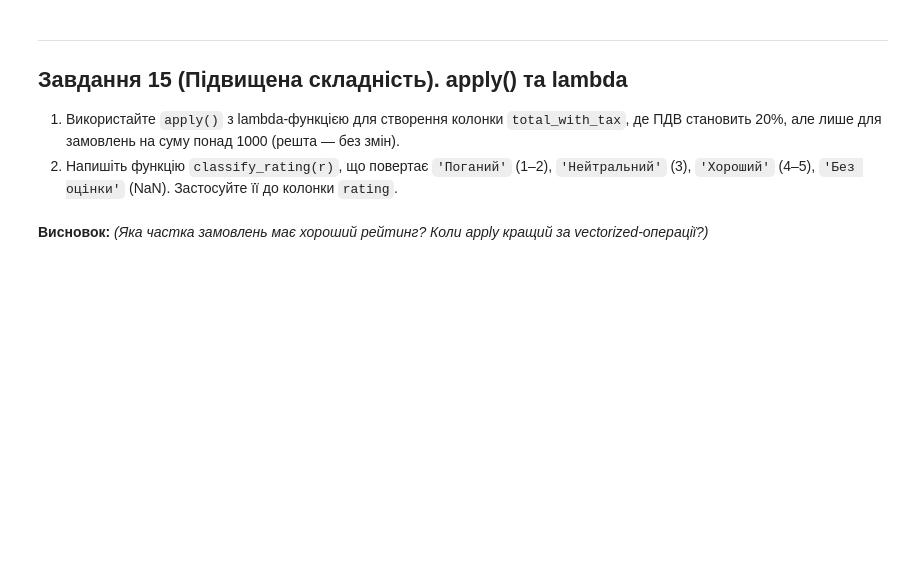
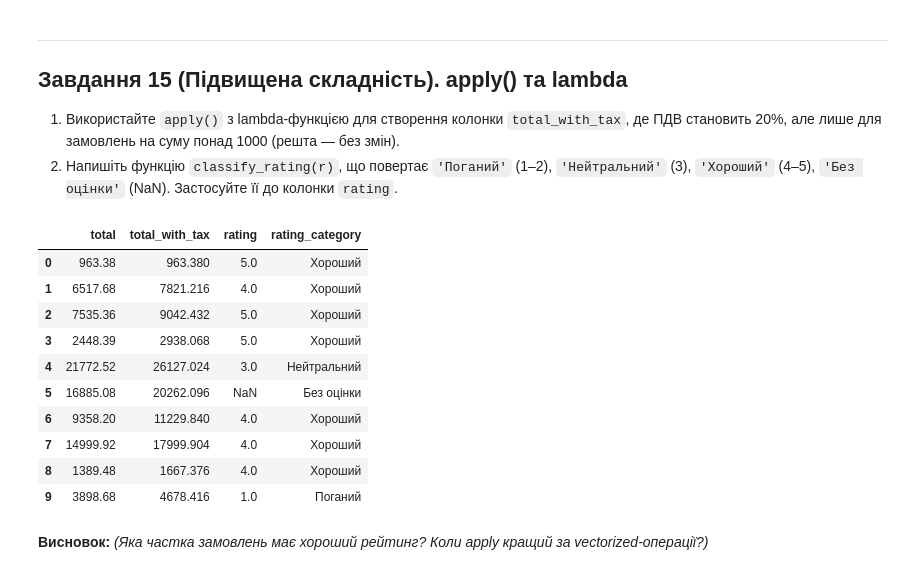
Before and after one commit to zzzer0-wav/myDTA_2026, a Jupyter notebook: classmade/PANDAS_tasks_beginners_DTA.ipynb, the cells around one changed output. Drawn from its saved outputs; the diff is of its cells as text; code cells hidden in the pictures; blank space fills up the shorter version.

```diff
--- a/classmade/PANDAS_tasks_beginners_DTA.ipynb
+++ b/classmade/PANDAS_tasks_beginners_DTA.ipynb
@@ -466,0 +587,13 @@ print(df['city'].isna().sum())
+# %%
+# Ваш код тут
+df = df.set_index('date')
+monthly_sales = df['total'].resample('ME').sum()
+
+best_month = monthly_sales.idxmax()
+worst_month = monthly_sales.idxmin()
+
+print(f'Найкращий місяць: {best_month.strftime("%B %Y")} — {monthly_sales[best_month]:.2f} грн')
+print(f'Найгірший місяць: {worst_month.strftime("%B %Y")} — {monthly_sales[worst_month]:.2f} грн')
+
+df = df.reset_index()
+display(monthly_sales.sort_index())
@@ -477,0 +629,13 @@ print(df['city'].isna().sum())
+# %%
+# Ваш код тут
+df.sort_values('date')
+df['cumulative_total'] = df['total'].cumsum()
+
+total_sum = df['total'].sum()
+half_sum = total_sum / 2
+
+day_50 = df[df['cumulative_total'] >= half_sum].iloc[0]
+
+print(f'Загальний обсяг продажів: {total_sum:.2f} грн\n')
+print(f'50% від обсягу: {half_sum} грн\n')
+print(f'Дата досягнення 50%: {day_50['date']}')
@@ -486,3 +662,33 @@ print(df['city'].isna().sum())
+# %%
+# Ваш код тут
+df['total_with_tax'] = df['total'].apply(
+    lambda x: x * 1.2 if x > 1000 else x
+)
+
+def classify_rating(r):
+    if pd.isna(r):
+        return 'Без оцінки'
+    elif r <= 2:
+        return 'Поганий'
+    elif r == 3:
+        return 'Нейтральний'
+    else:
+        return 'Хороший'
+
+df['rating_category'] = df['rating'].apply(classify_rating)
+display(df[['total', 'total_with_tax', 'rating', 'rating_category']].head(10))
+# %% [output]
+|  | total | total_with_tax | rating | rating_category |
+| 0 | 963.38 | 963.380 | 5.0 | Хороший |
+| 1 | 6517.68 | 7821.216 | 4.0 | Хороший |
+| 2 | 7535.36 | 9042.432 | 5.0 | Хороший |
+| 3 | 2448.39 | 2938.068 | 5.0 | Хороший |
+| 4 | 21772.52 | 26127.024 | 3.0 | Нейтральний |
+| 5 | 16885.08 | 20262.096 | NaN | Без оцінки |
+| 6 | 9358.20 | 11229.840 | 4.0 | Хороший |
+| 7 | 14999.92 | 17999.904 | 4.0 | Хороший |
+| 8 | 1389.48 | 1667.376 | 4.0 | Хороший |
+| 9 | 3898.68 | 4678.416 | 1.0 | Поганий |
 # %% [markdown]
 **Висновок:** *(Яка частка замовлень має хороший рейтинг? Коли apply кращий за vectorized-операції?)*
 # %% [markdown]
```
Also changed, not shown: parts of 28 cells of this notebook.
